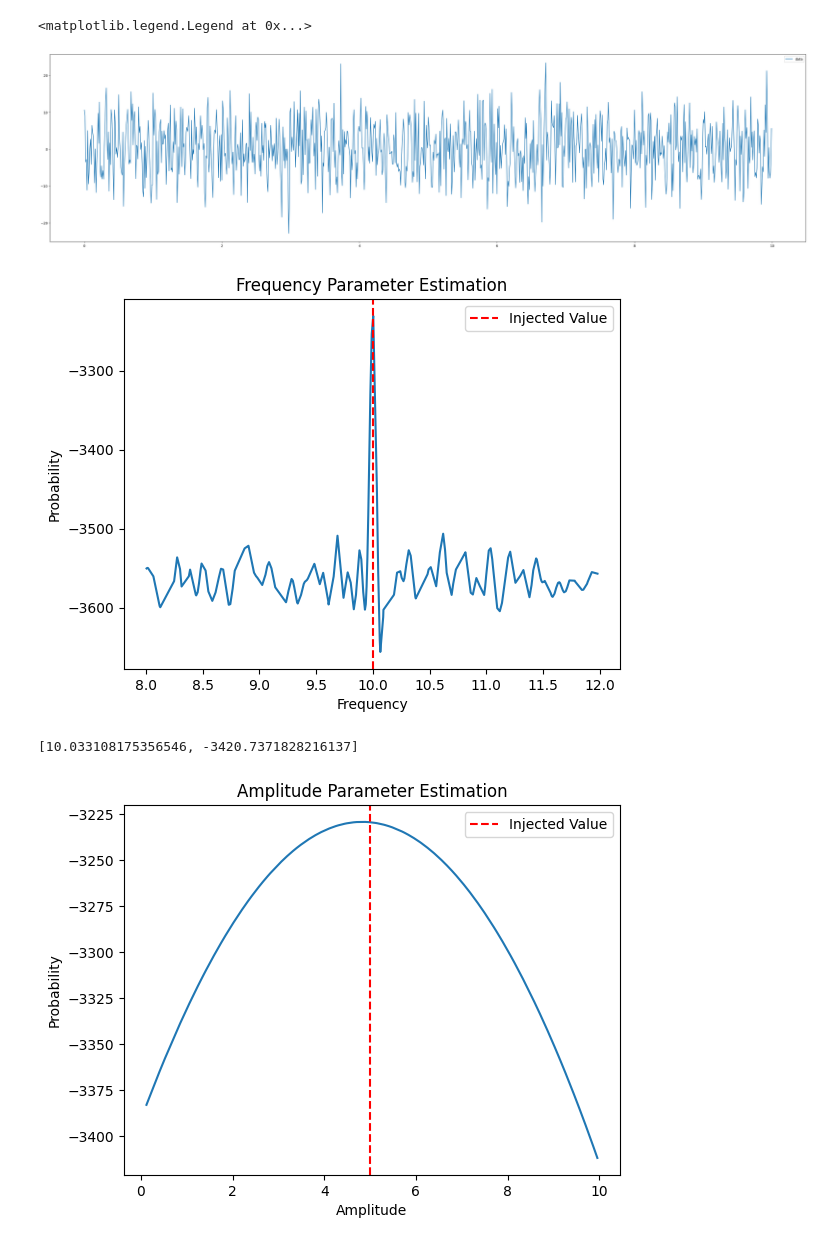
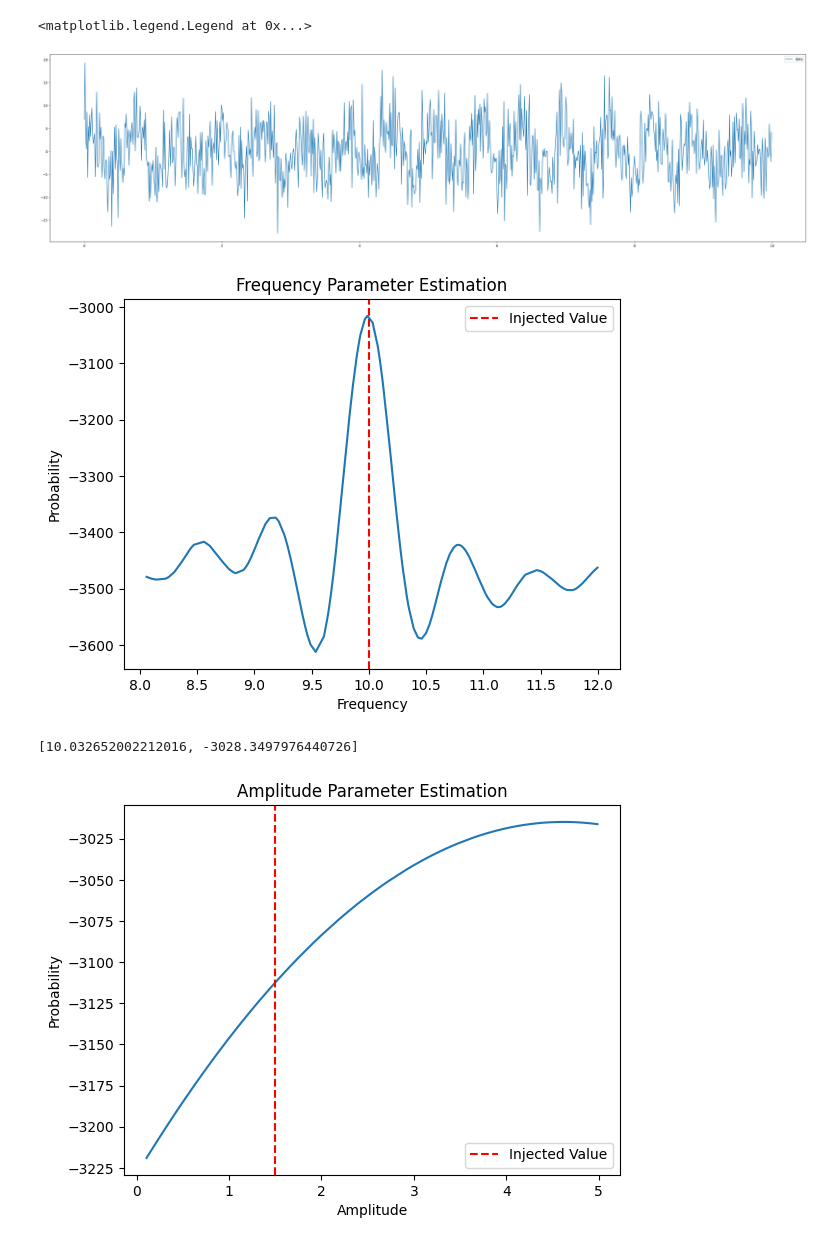
Before and after one commit to rahule-1999/M.Sc-Project, a Jupyter notebook: Assignment.ipynb, the cells around one changed output. Cells and saved outputs as stored; diff of their text form; code cells hidden in the pictures.

```diff
--- a/Assignment.ipynb
+++ b/Assignment.ipynb
@@ -5,30 +5,30 @@ import numpy as np
 import matplotlib.pyplot as plt
 # %%
 def signal_fn(t,A,w,phi):
-  return A*np.sin((w*2*np.pi*t)+phi)
+  return A*np.sin((w*t)+phi)
 
 def noise_fn(std,n):
   return np.random.normal(0,std,n)
 # %%
 t = np.arange(0,10,0.01)
 
 true_A = 5
 true_w = 10
 true_phi = np.pi/4
-std = 6
+std = 5
 
 sig = signal_fn(t,true_A,true_w,true_phi)
 noise = noise_fn(std,len(t))
 data = sig + noise
 
 plt.figure(figsize=(40, 10))
 #plt.plot(t,sig,label='signal')
 plt.plot(t,data,label='data')
 #plt.scatter(t,noise,label='noise')
 plt.legend(loc='best')
 # %% [output]
 <matplotlib.legend.Legend at 0x...>
-[figure, old version]
+[figure, new version]
 # %%
 def ln_likelihood_w(t,true_A,w,true_phi,std,data):
   signal_data = signal_fn(t,true_A,w,true_phi)
@@ -62,7 +62,7 @@ plt.title('Frequency Parameter Estimation')
 sorted_w_and_likes = sorted(w_and_likes,key=lambda x: x[1])
 #sorted_w_and_likes
 # %% [output]
-[figure, old version]
+[figure, new version]
 # %%
 N_iter = 10000
 i=0
@@ -90,7 +90,7 @@ w_Nsample = sorted(w_Nsample,key=lambda x: x[1])
 
 w_Nsample[-1]
 # %% [output]
-[10.033108175356546, -3420.7371828216137]
+[10.032652002212016, -3028.3497976440726]
 # %%
 def ln_likelihood_A(t,A,true_w,true_phi,std,data):
   signal_data = signal_fn(t,A,true_w,true_phi)
@@ -101,7 +101,7 @@ def ln_likelihood_A(t,A,true_w,true_phi,std,data):
 def get_prior_A(A_range,n):
   return np.random.uniform(A_range[0],A_range[1],n)
 
-A_range = [0,10]
+A_range = [0.1,5]
 A_iter = get_prior_A(A_range,200)
 
 
@@ -116,7 +116,7 @@ y=[x[1] for x in sorted_A_and_likes]
 plt.plot(x,y)
 plt.xlabel('Amplitude')
 plt.ylabel('Probability')
-plt.axvline(x=5,color='red',label='Injected Value', linestyle='dashed')
+plt.axvline(x=1.5,color='red',label='Injected Value', linestyle='dashed')
 plt.legend(loc='best')
 plt.title('Amplitude Parameter Estimation')
 
@@ -124,7 +124,7 @@ plt.title('Amplitude Parameter Estimation')
 sorted_A_and_likes = sorted(A_and_likes,key=lambda x: x[1])
 #sorted_w_and_likes
 # %% [output]
-[figure, old version]
+[figure, new version]
 # %%
 N_iter = 10000
 i=0
```
Also changed, not shown: parts of 6 cells of this notebook.
